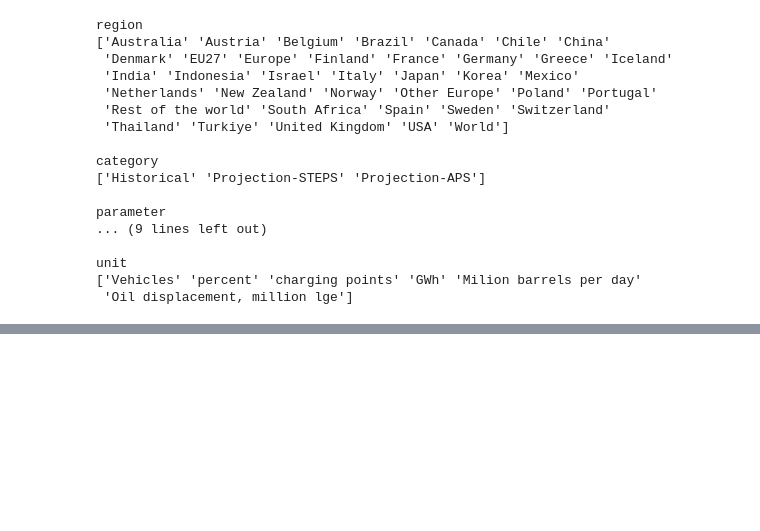
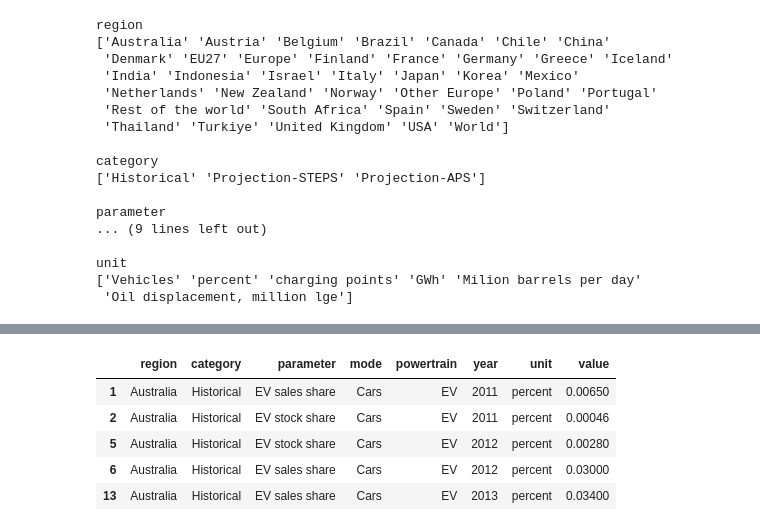
Before and after one commit to HereticInquisitor/Global_EV_value_prediction, a Jupyter notebook: research/trials.ipynb, the cells around one changed output, grey strips where cells are left out. Saved outputs shown, nothing was run; the diff lists cells and outputs as text; code cells hidden in the pictures; blank space fills up the shorter version.

```diff
--- a/research/trials.ipynb
+++ b/research/trials.ipynb
@@ -119,0 +111,2 @@ ValueError: Samples can not be a single string. The input must be an iterable ov
+# %%
+df2 = df[df["unit"]=="percent"]
@@ -119,0 +130,9 @@ ValueError: Samples can not be a single string. The input must be an iterable ov
+# %%
+df2.head()
+# %% [output]
+|  | region | category | parameter | mode | powertrain | year | unit | value |
+| 1 | Australia | Historical | EV sales share | Cars | EV | 2011 | percent | 0.00650 |
+| 2 | Australia | Historical | EV stock share | Cars | EV | 2011 | percent | 0.00046 |
+| 5 | Australia | Historical | EV stock share | Cars | EV | 2012 | percent | 0.00280 |
+| 6 | Australia | Historical | EV sales share | Cars | EV | 2012 | percent | 0.03000 |
+| 13 | Australia | Historical | EV sales share | Cars | EV | 2013 | percent | 0.03400 |
```
Also changed, not shown: parts of 35 cells of this notebook.
